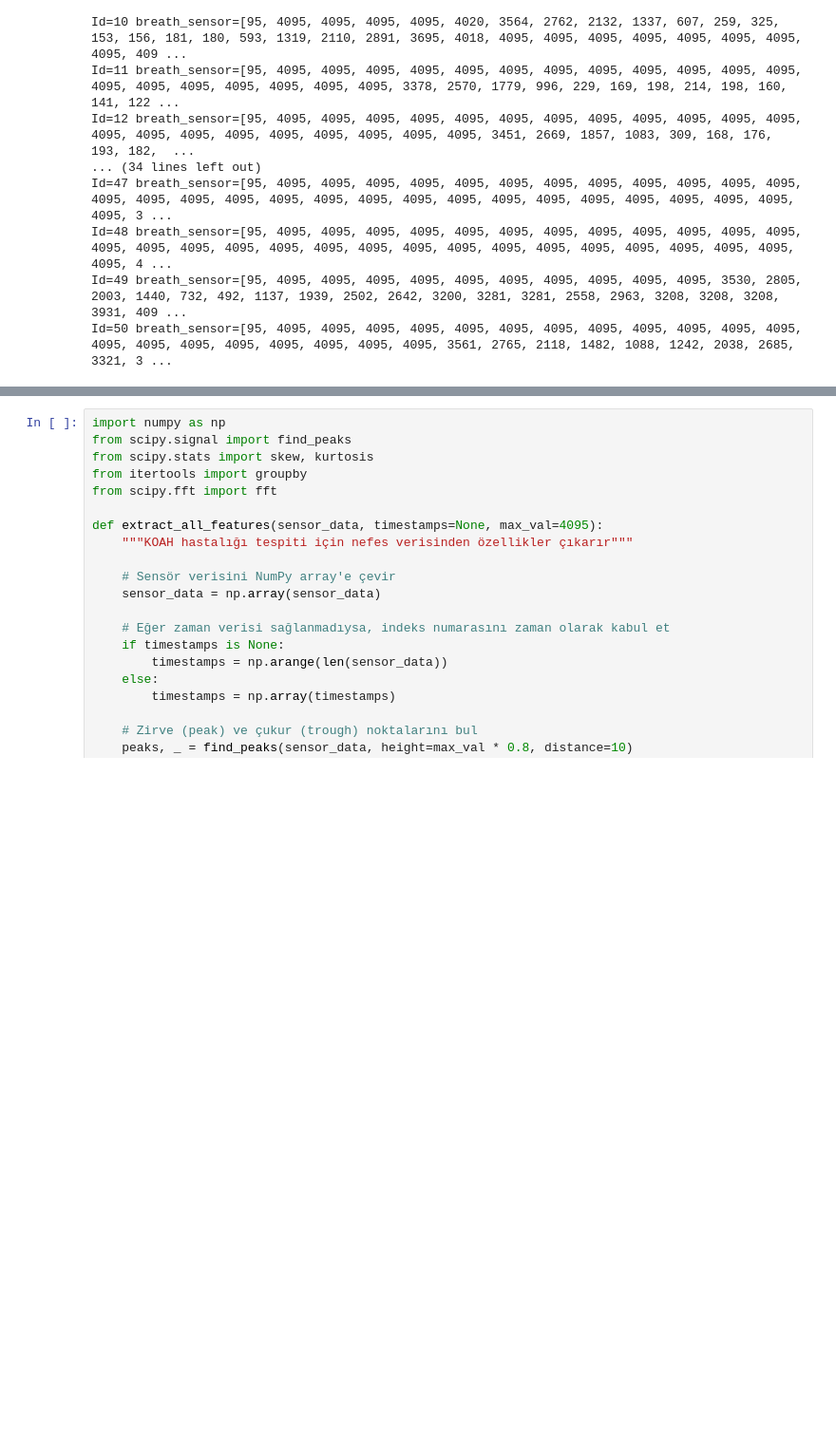
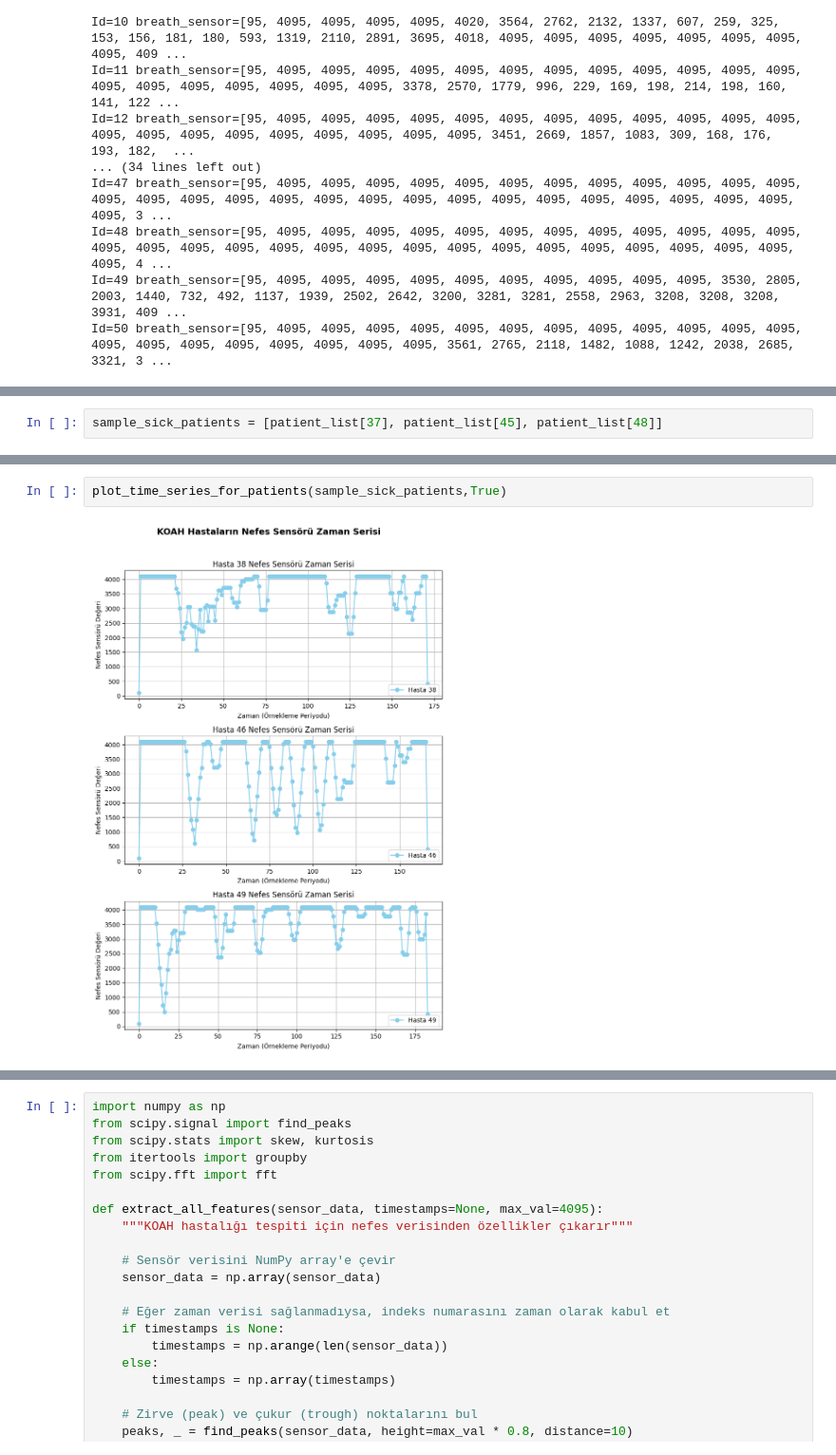
Before and after one commit to Dousery/AI_Powered_Human_Breathing, a Jupyter notebook: final_project.ipynb, the cells around one changed output, grey strips where cells are left out. Shown: that part at 95% size. Drawn from its saved outputs; the diff is of its cells as text; blank space fills up the shorter version.

```diff
--- a/final_project.ipynb
+++ b/final_project.ipynb
@@ -132,0 +135,2 @@ Id=50 breath_sensor=[95, 4095, 4095, 4095, 4095, 4095, 4095, 4095, 4095, 4095, 4
+# %%
+sample_sick_patients = [patient_list[37], patient_list[45], patient_list[48]]
@@ -132,0 +167,4 @@ Id=50 breath_sensor=[95, 4095, 4095, 4095, 4095, 4095, 4095, 4095, 4095, 4095, 4
+# %%
+plot_time_series_for_patients(sample_sick_patients,True)
+# %% [output]
+[figure, added]
```
Also changed, not shown: parts of 11 cells of this notebook.
